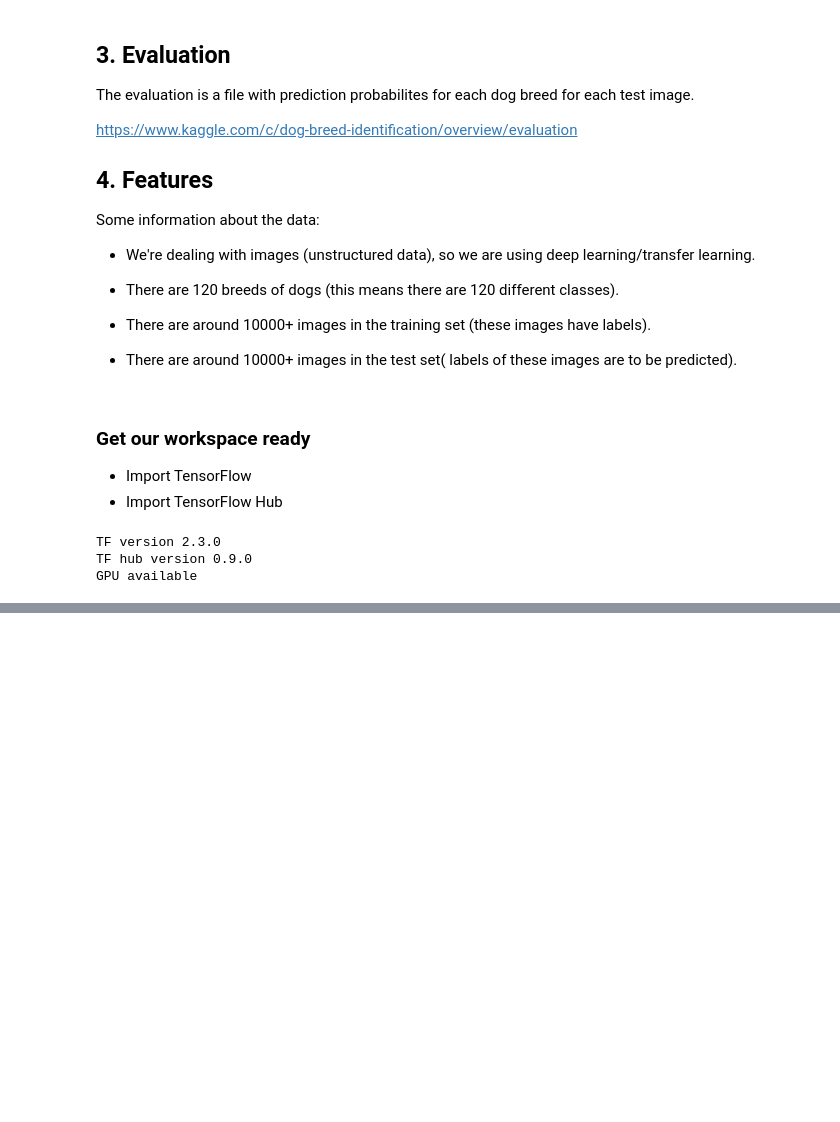
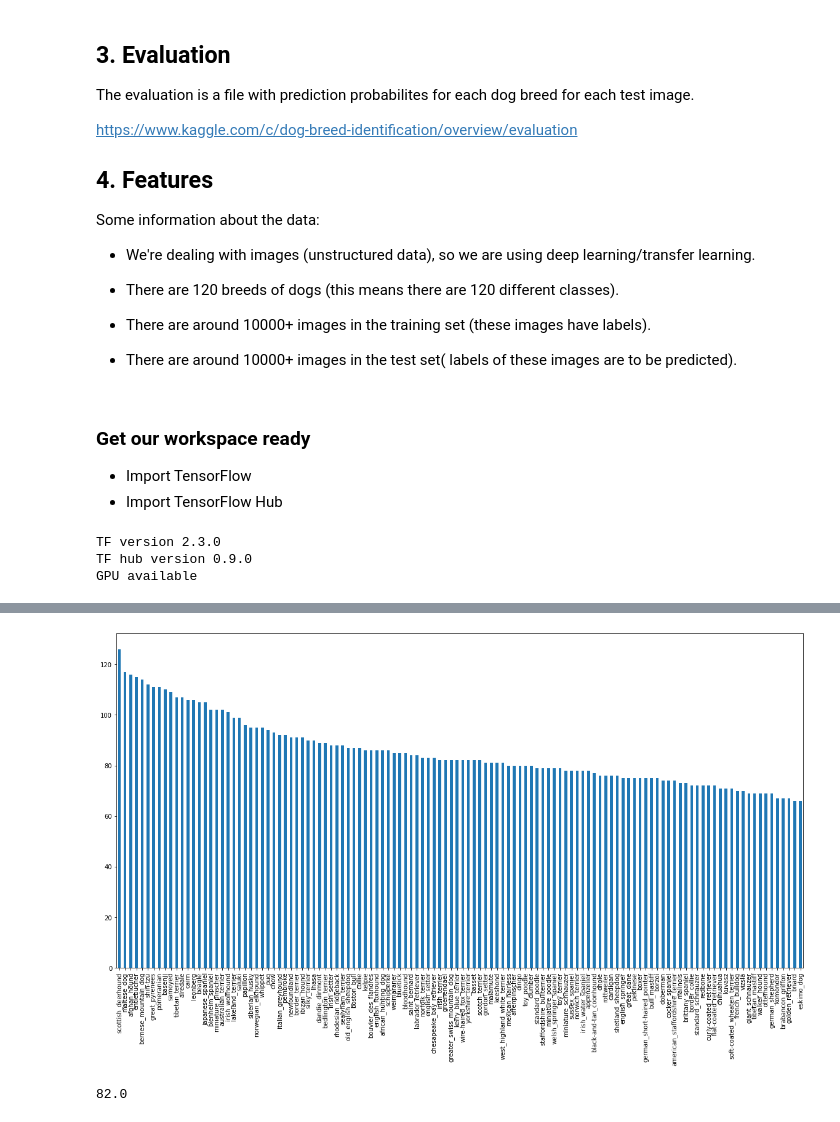
Before and after one commit to puneethramchandra/Dog-Breed-Identification, a Jupyter notebook: end_to_end_dog_indentification.ipynb, the cells around one changed output, grey strips where cells are left out. Drawn from its saved outputs; the diff is of its cells as text; code cells hidden in the pictures; blank space fills up the shorter version.

Commit message:
Checking labels

```diff
--- a/end_to_end_dog_indentification.ipynb
+++ b/end_to_end_dog_indentification.ipynb
@@ -52,0 +57,6 @@ GPU available
+# %%
+#Checkout the labels of our data
+import pandas as pd
+labels_csv=pd.read_csv("/content/drive/My Drive/dogbreeddata/labels.csv")
+print(labels_csv.describe())
+print(labels_csv.head())
@@ -52,0 +75,10 @@ GPU available
+# %%
+# No of images for each breed
+
+labels_csv['breed'].value_counts().plot.bar(figsize=(20,10));
+# %% [output]
+[figure, added]
+# %%
+labels_csv['breed'].value_counts().median()
+# %% [output]
+82.0
```
Also changed, not shown: parts of 2 cells of this notebook.
